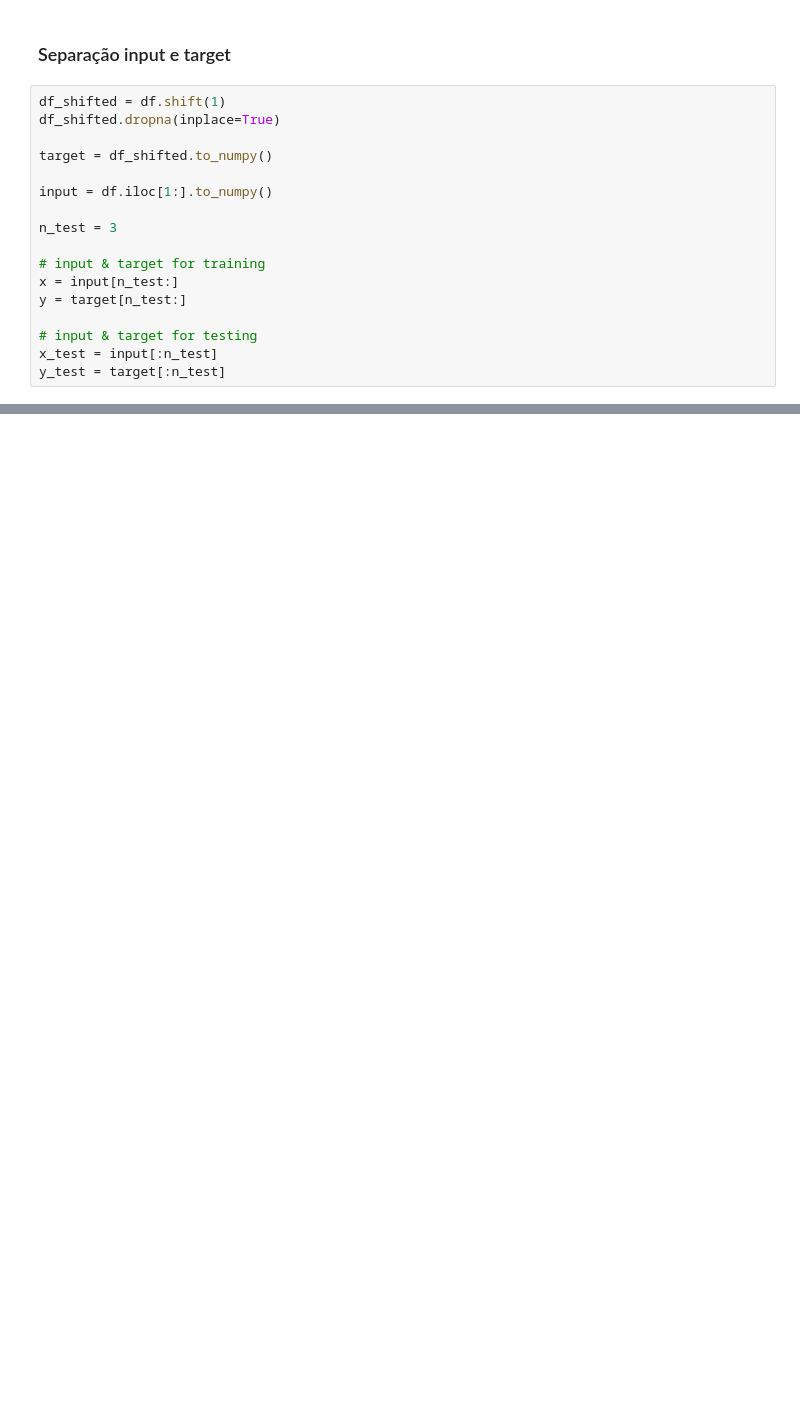
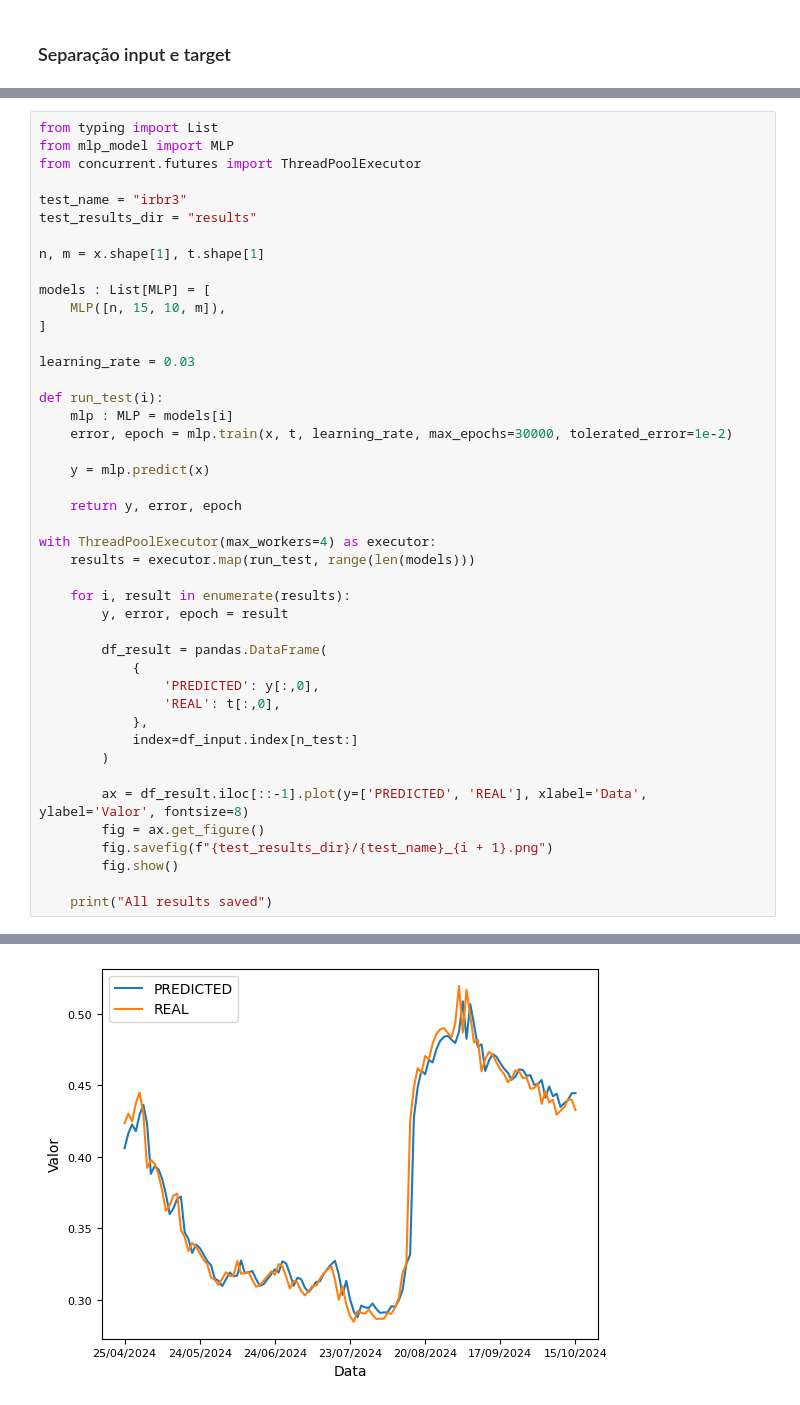
Before and after one commit to Diogo-NB/stock-exchange-mlp-predictions, a Jupyter notebook: stock_exchange_mlp_predictions.ipynb, the cells around one changed output, grey strips where cells are left out. Saved outputs shown, nothing was run; the diff lists cells and outputs as text; blank space fills up the shorter version.

```diff
--- a/stock_exchange_mlp_predictions.ipynb
+++ b/stock_exchange_mlp_predictions.ipynb
@@ -80,19 +86,2 @@ df.iloc[::-1].plot(y='FECHAMENTO', xlabel='Data', ylabel='Valor', fontsize=8)
 # %% [markdown]
 ### Separação input e target
-# %%
-df_shifted = df.shift(1)
-df_shifted.dropna(inplace=True)
-
-target = df_shifted.to_numpy()
-
-input = df.iloc[1:].to_numpy()
-
-n_test = 3
-
-# input & target for training
-x = input[n_test:]
-y = target[n_test:]
-
-# input & target for testing
-x_test = input[:n_test]
-y_test = target[:n_test]
@@ -116,0 +133,45 @@ y_test = target[:n_test]
+# %%
+from typing import List
+from mlp_model import MLP
+from concurrent.futures import ThreadPoolExecutor
+
+test_name = "irbr3"
+test_results_dir = "results"
+
+n, m = x.shape[1], t.shape[1]
+
+models : List[MLP] = [
+    MLP([n, 15, 10, m]),
+]
+
+learning_rate = 0.03
+
+def run_test(i):
+    mlp : MLP = models[i]
+    error, epoch = mlp.train(x, t, learning_rate, max_epochs=30000, tolerated_error=1e-2)
+
+    y = mlp.predict(x)
+
+    return y, error, epoch
+
+with ThreadPoolExecutor(max_workers=4) as executor:
+    results = executor.map(run_test, range(len(models)))
+
+    for i, result in enumerate(results):
+        y, error, epoch = result
+
+        df_result = pandas.DataFrame(
+            {
+                'PREDICTED': y[:,0],
+                'REAL': t[:,0],
+            },
+            index=df_input.index[n_test:]
+        )
+
+        ax = df_result.iloc[::-1].plot(y=['PREDICTED', 'REAL'], xlabel='Data', ylabel='Valor', fontsize=8)
+        fig = ax.get_figure()
+        fig.savefig(f"{test_results_dir}/{test_name}_{i + 1}.png")
+        fig.show()
+
+    print("All results saved")
+# %% [output]
@@ -116,0 +179 @@ y_test = target[:n_test]
+[figure, added]
```
Also changed, not shown: parts of 7 cells of this notebook, 4 other files.
